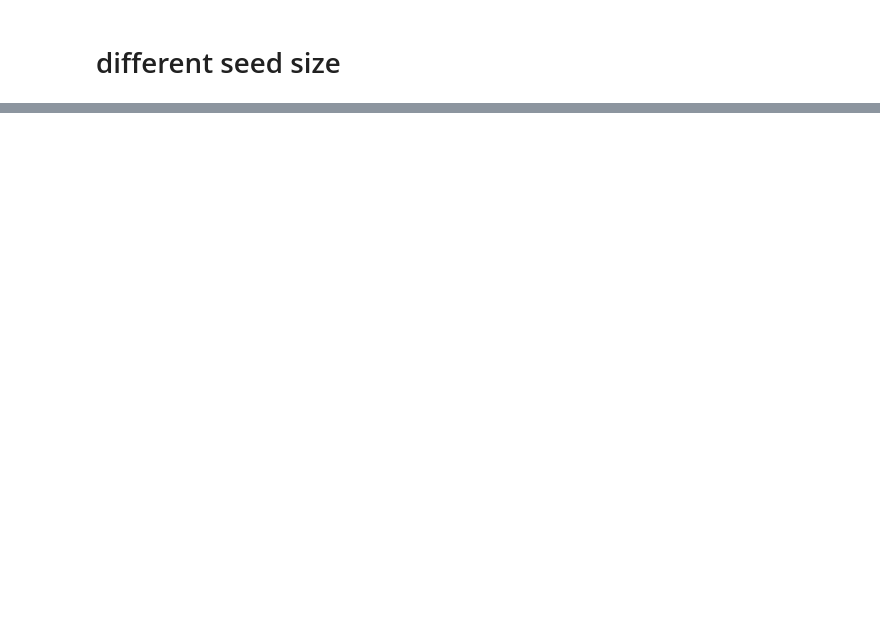
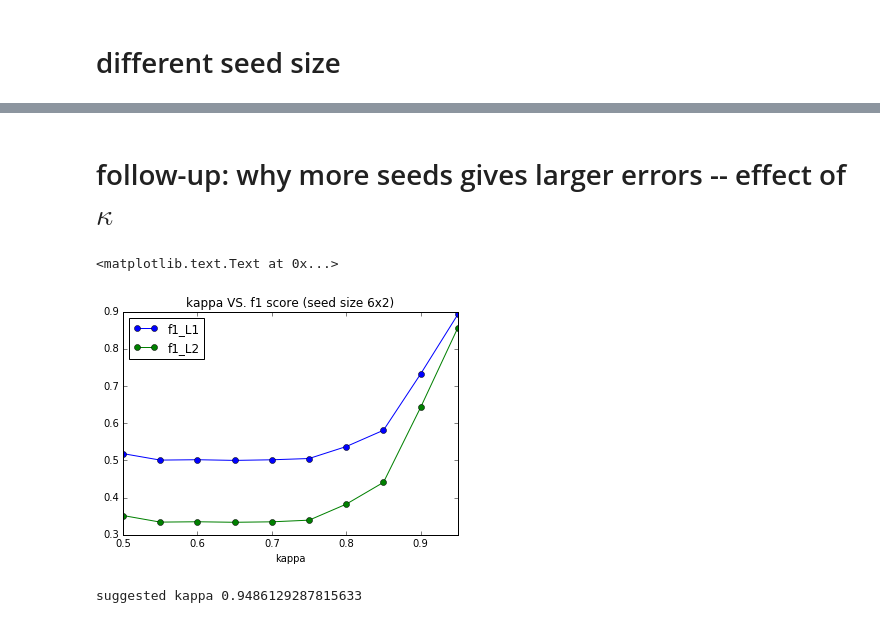
Before and after one commit to xiaohan2012/signed-local-community, a Jupyter notebook: experiment_on_synthetic_graphs.ipynb, the cells around one changed output, grey strips where cells are left out. Saved outputs shown, nothing was run; the diff lists cells and outputs as text; code cells hidden in the pictures; blank space fills up the shorter version.

```diff
--- a/experiment_on_synthetic_graphs.ipynb
+++ b/experiment_on_synthetic_graphs.ipynb
@@ -226,0 +239,25 @@ ax.set_title('seed_size VS. f1 score')
+# %% [markdown]
+# follow-up: why more seeds gives larger errors -- effect of $\kappa$
+# %%
+perf_df = pd.read_csv('outputs/effect_of_kappa.csv')
+avg_df = perf_df[['f1_L1', 'f1_L2', 'kappa']].groupby('kappa').mean()
+
+fig, ax = plt.subplots(1, 1)
+avg_df.reset_index(level=0, inplace=True)
+
+avg_df.plot(x='kappa', y=['f1_L1', 'f1_L2'], style=['o-', 'o-'], ax=ax)
+ax.set_title('kappa VS. f1 score (seed size 6x2)')
+# %% [output]
+<matplotlib.text.Text at 0x...>
+[figure, added]
+# %%
+from run_experiment_effect_of_kappa import nc, nn, k, eta, make_polarized_graphs_fewer_parameters
+from helpers import sample_seeds, get_theoretical_kappa
+g, true_comms, true_groupings = make_polarized_graphs_fewer_parameters(
+    nc, nn, k, eta, verbose=0
+)
+seeds, target_comm = sample_seeds(true_comms, true_groupings, k=9)
+kappa_suggested = get_theoretical_kappa(true_comms[target_comm], seeds, nx.adj_matrix(g, weight='sign'))
+print('suggested kappa', kappa_suggested)
+# %% [output]
+suggested kappa 0.9486129287815633
```
Also changed, not shown: parts of 6 cells of this notebook, 2 other files.
